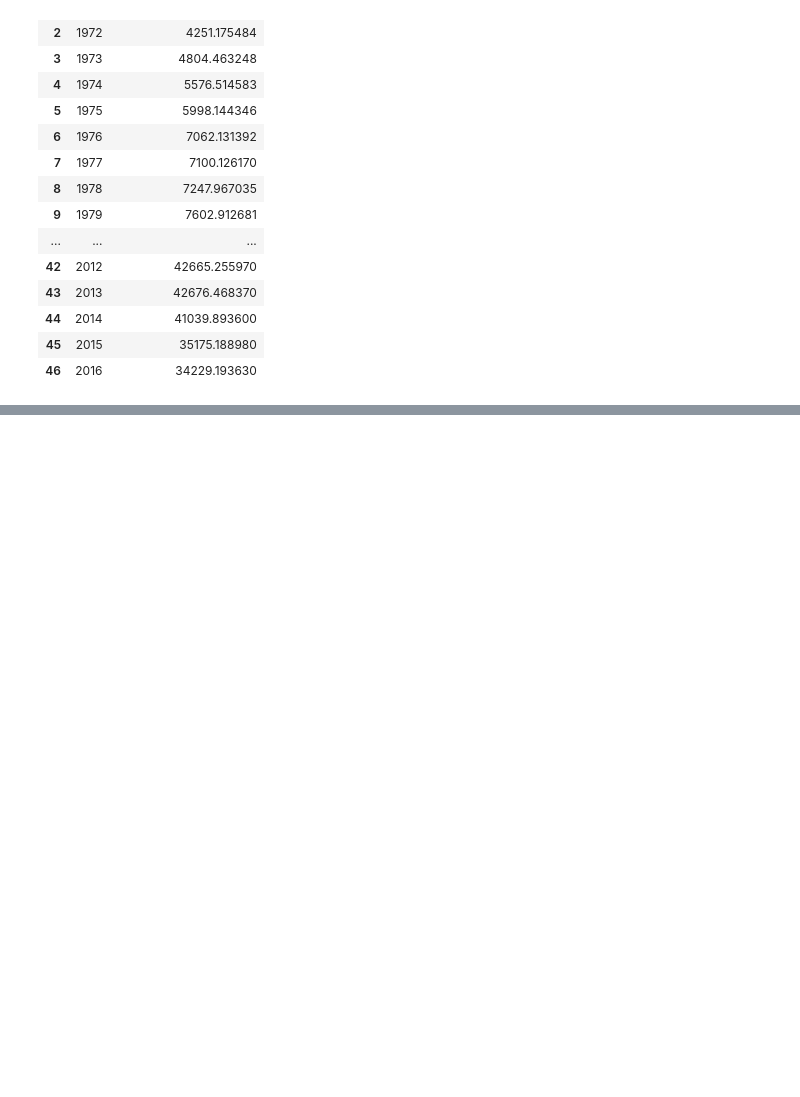
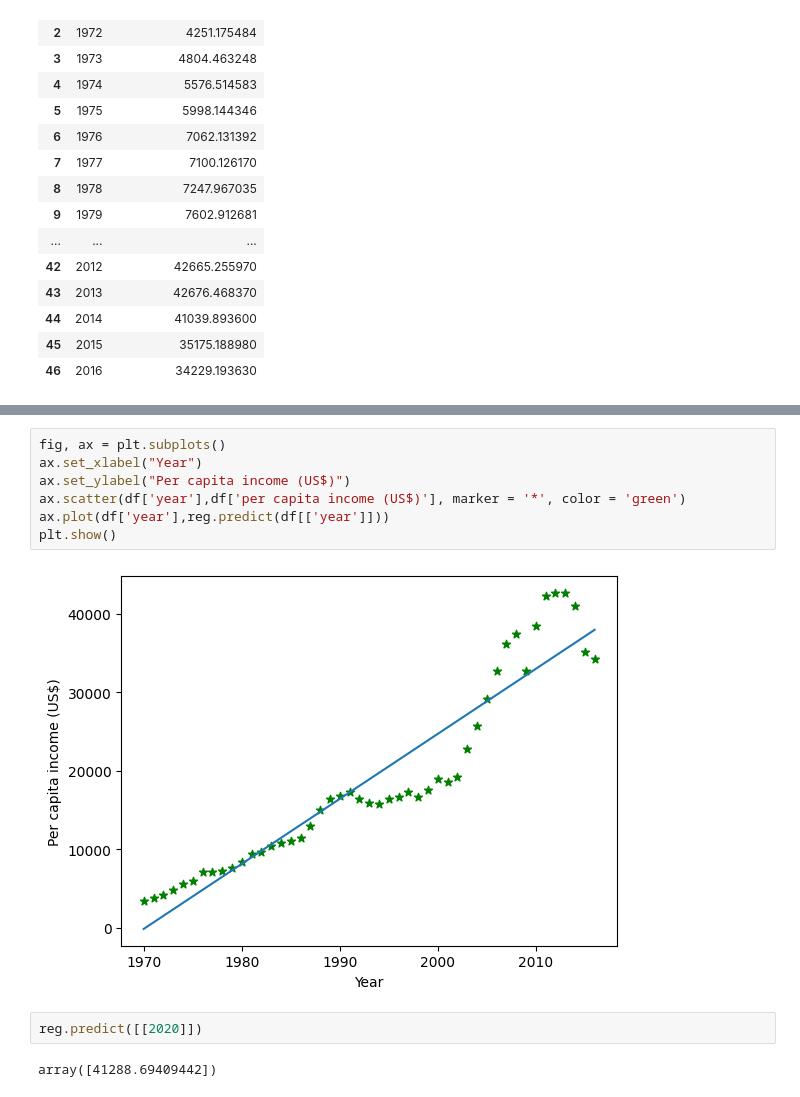
Before and after one commit to awaisnazir08/Machine-Learning, a Jupyter notebook: Regression/exercise linear regression.ipynb, the cells around one changed output, grey strips where cells are left out. Drawn from its saved outputs; the diff is of its cells as text; blank space fills up the shorter version.

```diff
--- a/Regression/exercise linear regression.ipynb
+++ b/Regression/exercise linear regression.ipynb
@@ -25,0 +64,13 @@ df
+# %%
+fig, ax = plt.subplots()
+ax.set_xlabel("Year")
+ax.set_ylabel("Per capita income (US$)")
+ax.scatter(df['year'],df['per capita income (US$)'], marker = '*', color = 'green')
+ax.plot(df['year'],reg.predict(df[['year']]))
+plt.show()
+# %% [output]
+[figure, added]
+# %%
+reg.predict([[2020]])
+# %% [output]
+array([41288.69409442])
```
Also changed, not shown: parts of 4 cells of this notebook.
